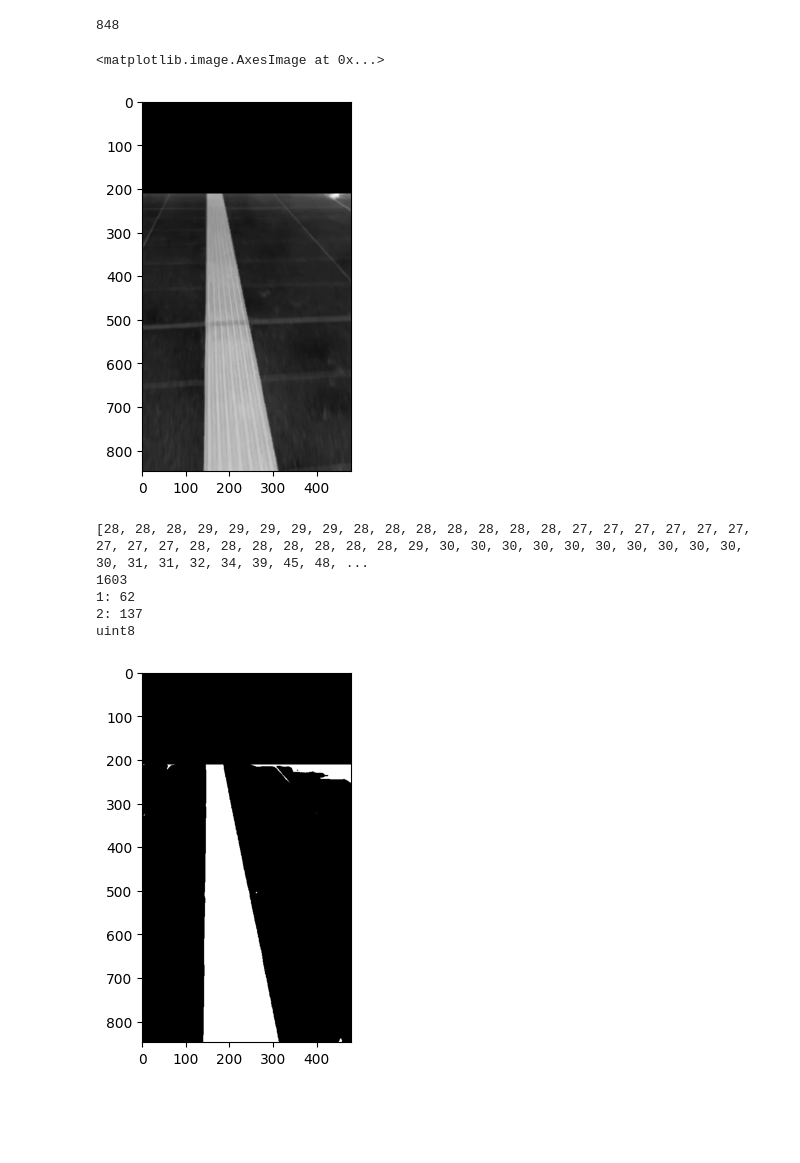
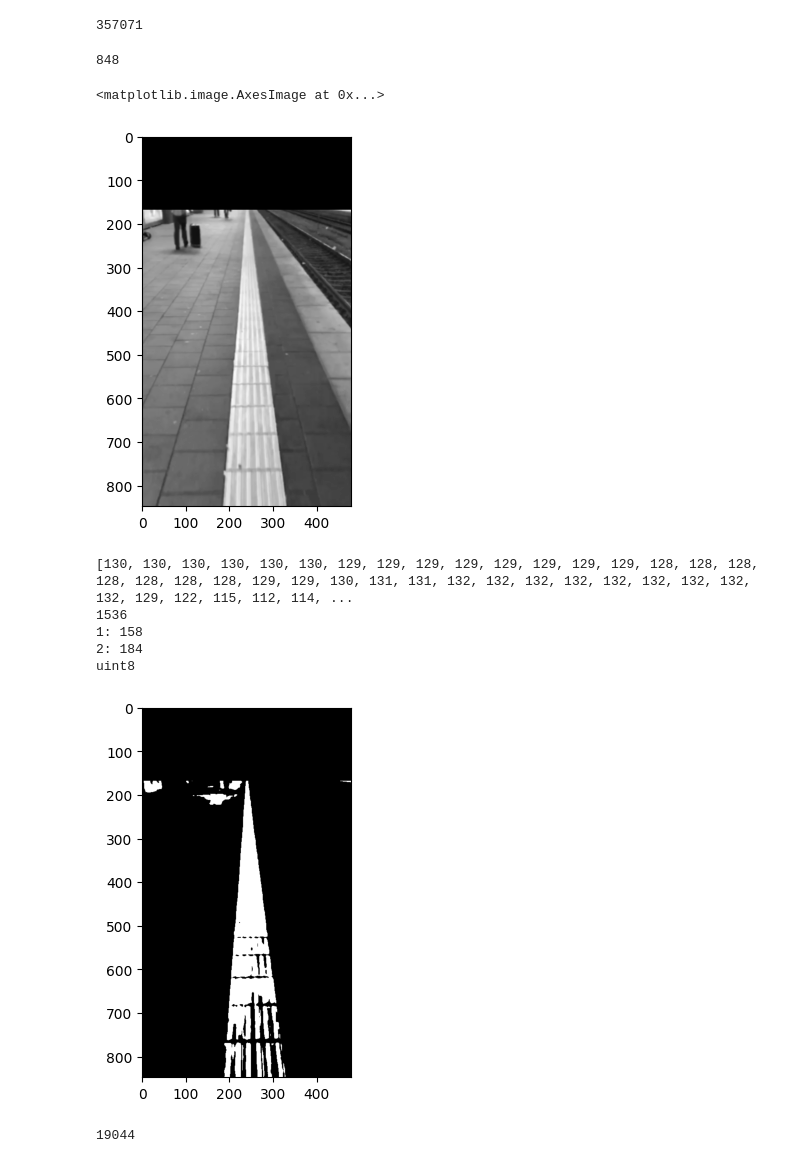
Before and after one commit to hendric-popma/project_bums, a Jupyter notebook: Test_videos_seg_lines.ipynb, the cells around one changed output. Cells and saved outputs as stored; diff of their text form; code cells hidden in the pictures; blank space fills up the shorter version.

```diff
--- a/Test_videos_seg_lines.ipynb
+++ b/Test_videos_seg_lines.ipynb
@@ -5,19 +5,19 @@ import matplotlib.pyplot as plt
 from Function import *
 
 #klappt für:
-#"C:\\Users\\leonh\\Pictures\\BumS\\Projekt\\muc_bhf_4.mp4"
-#"C:\\Users\\leonh\\Pictures\\BumS\\Projekt\\muc_bhf_5.mp4"
+#"C:\\Users\\leonh\\Pictures\\BumS\\Projekt\\Videos\\muc_bhf_4.mp4"
+#"C:\\Users\\leonh\\Pictures\\BumS\\Projekt\\Videos\\muc_bhf_5.mp4"
+#"C:\\Users\\leonh\\Pictures\\BumS\\Projekt\\Videos\\muc_bhf_3.mp4"
+#"C:\\Users\\leonh\\Pictures\\BumS\\Projekt\\Videos\muc_bhf_1.mp4"
+#"C:\\Users\\leonh\\Pictures\\BumS\\Projekt\\Videos\kempten1.mp4"
 
 #klappt nicht mit:
+#"C:\\Users\\leonh\\Pictures\\BumS\\Projekt\\Videos\kempten2.mp4", da Querbild mit sehr viel Spielegnden Flächen links und rechts
 
-
-video_path = "C:\\Users\\leonh\\Pictures\\BumS\\Projekt\\muc_bhf_3.mp4"
+video_path = "C:\\Users\\leonh\\Pictures\\BumS\\Projekt\\Videos\\muc_bhf_3.mp4"
 frames = read_video_frames(video_path)
 print(len(frames))
 
-frames1 = frames[1000:1309]
-
-img = frames1[140][1]
-plt.imshow(img)
+#frames1 = frames[200:400]
 # %% [output]
 1309
@@ -25,0 +24,5 @@ plt.imshow(img)
+# %%
+frames1 = frames[0:500]
+# %%
+img = frames1[300][1]
+plt.imshow(img)
@@ -26,46 +50,56 @@ plt.imshow(img)
+# %%
+white_pixels = cv2.countNonZero(img_lines_seg)
+print(white_pixels)
+# %% [output]
+357071
 # %%
 gray_image = cv2.cvtColor(img, cv2.COLOR_BGR2GRAY)
 plt.gray()
 
 #plt.imshow(gray_image)
 
 img_blur = cv2.GaussianBlur(gray_image, (5,5), 0)
 
-Farbe = "B"   #Farbe der Orientierungslinie wählen: w für weiß und s für schwarz
+Farbe = "W"   #Farbe der Orientierungslinie wählen: w für weiß und s für schwarz
 
 img_b_or_w = white_or_black(img_blur, Farbe)
 
 #Oberes vietrl des Bildes schwärzen
 h = img_b_or_w.shape[0]
 print(h)
-region = 1/4
+region = 1/5
 top_region = img_b_or_w[0:int(h*region), :]  # Obere 1/4 des Bildes auswählen
 
 # Schwärze den ausgewählten Bereich
 top_region = np.zeros_like(top_region)
 
 # Füge den geschwärzten Bereich wieder in das ursprüngliche Bild ein
 img_b_or_w[0:int(h*region), :] = top_region
 
 plt.imshow(img_b_or_w)
 # %% [output]
 848
 <matplotlib.image.AxesImage at 0x...>
-[figure, old version]
+[figure, new version]
 # %%
-thresh_1, thresh_2 = find_thresh(img_b_or_w, 0.165)
+thresh_1, thresh_2 = find_thresh(img_b_or_w, 0.2)
 
 print("1:", thresh_1)
 print("2:", thresh_2)
 
-t, seg = cv2.threshold(img_b_or_w,thresh_1,255,cv2.THRESH_BINARY)
+t, seg = cv2.threshold(img_b_or_w,thresh_2,255,cv2.THRESH_BINARY)
 plt.imshow(seg)
 print(seg.dtype)
 # %% [output]
-[28, 28, 28, 29, 29, 29, 29, 29, 28, 28, 28, 28, 28, 28, 28, 27, 27, 27, 27, 27, 27, 27, 27, 27, 28, 28, 28, 28, 28, 28, 28, 29, 30, 30, 30, 30, 30, 30, 30, 30, 30, 30, 30, 31, 31, 32, 34, 39, 45, 48, ...
-1603
-1: 62
-2: 137
+[130, 130, 130, 130, 130, 130, 129, 129, 129, 129, 129, 129, 129, 129, 128, 128, 128, 128, 128, 128, 128, 129, 129, 130, 131, 131, 132, 132, 132, 132, 132, 132, 132, 132, 132, 129, 122, 115, 112, 114, ...
+1536
+1: 158
+2: 184
 uint8
-[figure, old version]
+[figure, new version]
+# %%
+white_pixels = cv2.countNonZero(seg)
+print(white_pixels)
+# %% [output]
+19044
 # %%
```
Also changed, not shown: parts of 11 cells of this notebook, 1 other file.
